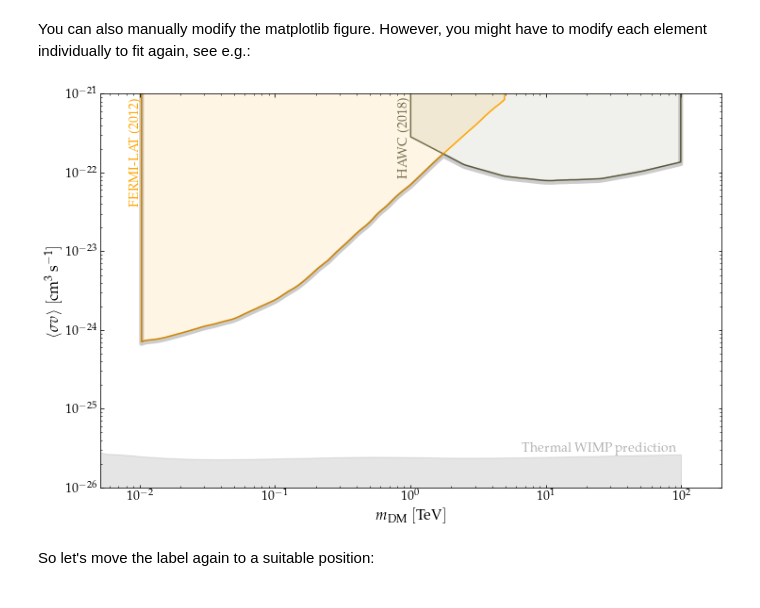
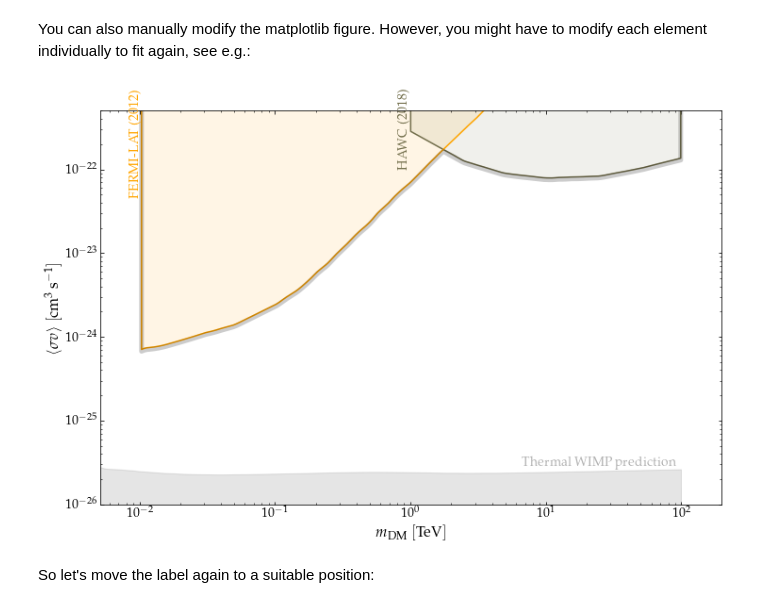
Before and after one commit to moritzhuetten/dmbounds, a Jupyter notebook: tutorial.ipynb, the cells around one changed output. Cells and saved outputs as stored; diff of their text form; code cells hidden in the pictures.

```diff
--- a/tutorial.ipynb
+++ b/tutorial.ipynb
@@ -71,11 +77,11 @@ fig2, ax2 = bounds.plot(metadata_filtered, style);
 [figure]
 # %% [markdown]
 You can also manually modify the matplotlib figure. However, you might have to modify each element individually to fit again, see e.g.:
-# %%
-ax1.set_ylim([style.ymin,style.ymax]);
-fig2
-# %% [output]
-[figure, removed]
+# %%
+ax2.set_ylim([1e-26,5e-22]);
+fig2
+# %% [output]
+[figure, added]
 # %% [markdown]
 So let's move the label again to a suitable position:
 # %%
```
Also changed, not shown: parts of 17 cells of this notebook, 1 other file.
